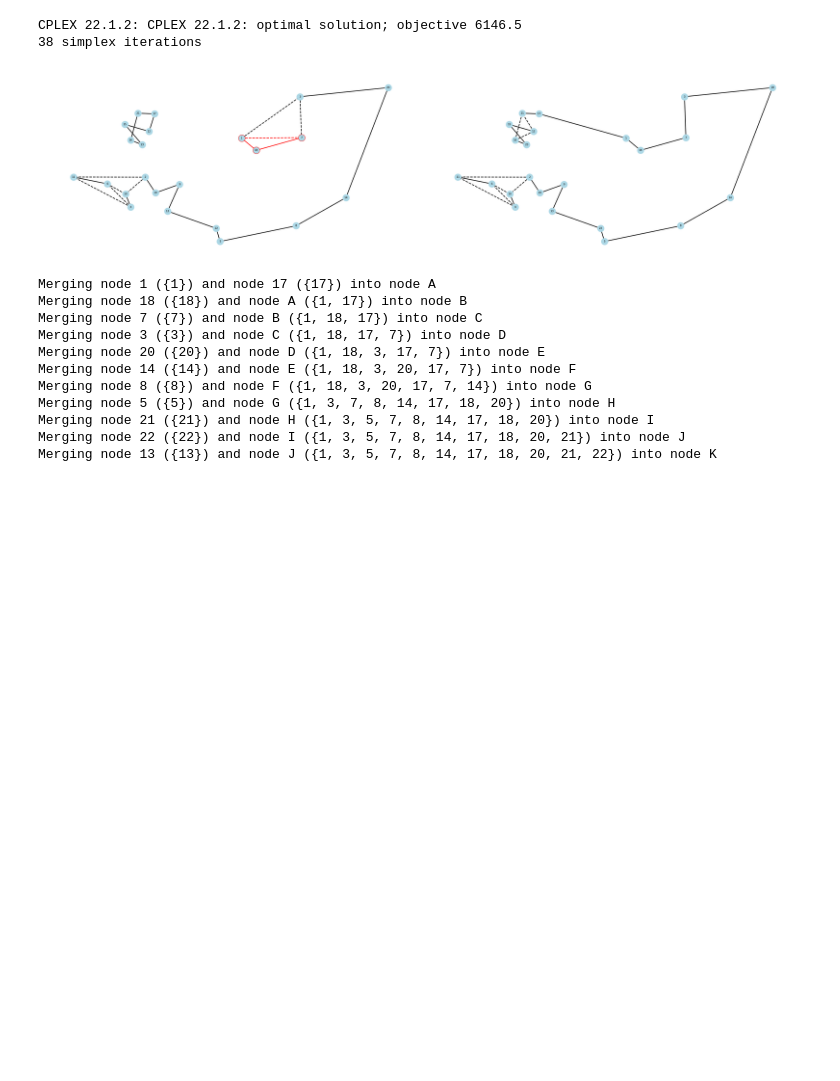
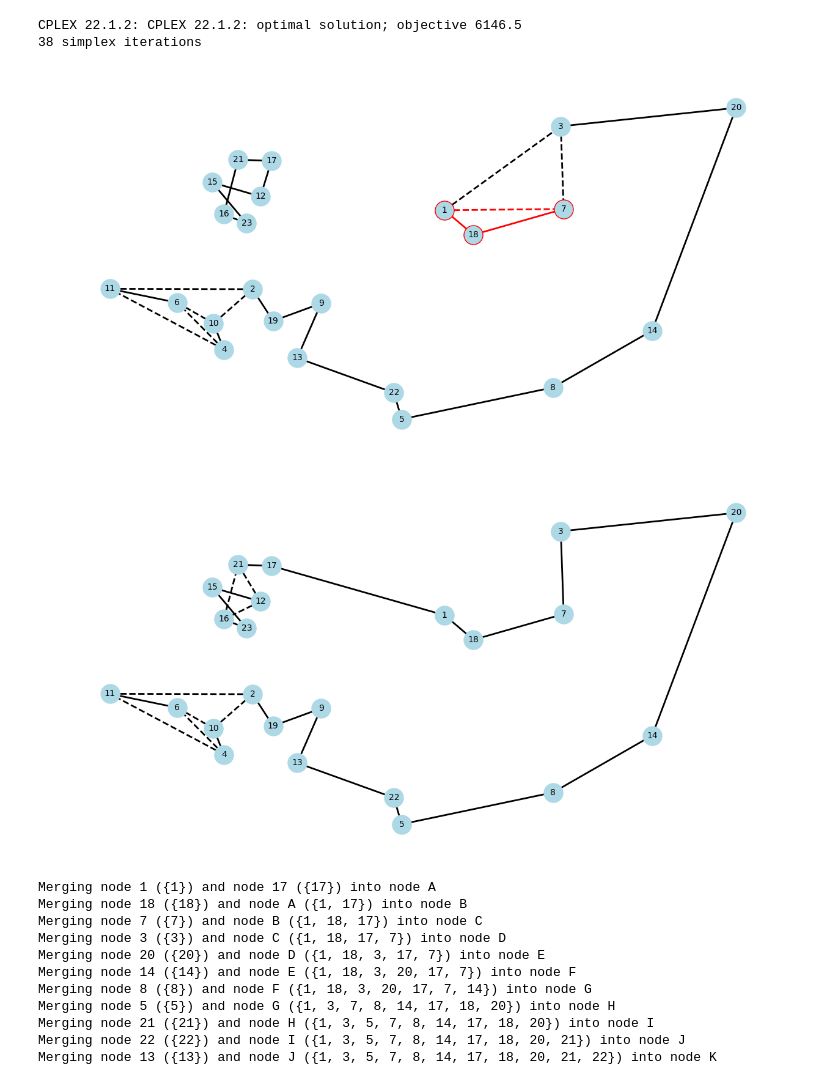
Before and after one commit to Diviloper/MESIO, a Jupyter notebook: mmio/tsp/lower_bounds.ipynb, the cells around one changed output. Cells and saved outputs as stored; diff of their text form; code cells hidden in the pictures; blank space fills up the shorter version.

```diff
--- a/mmio/tsp/lower_bounds.ipynb
+++ b/mmio/tsp/lower_bounds.ipynb
@@ -92,35 +90,37 @@ summary_data.append(summary_entry("SEC 1", sec_arcs, sec_cost))
 CPLEX 22.1.2: CPLEX 22.1.2: optimal solution; objective 6146.5
 38 simplex iterations
 # %%
-sec_fig, sec_axes = plt.subplots(1, 2, figsize=(32, 8))
+sec_fig_pre = plt.figure(figsize=(16, 8))
 paint_graph(
     lr_arcs,
-    axes=sec_axes[0],
     personalized_arcs={
         (1, 7): {
             "edge_color": "red",
             "style": "solid" if lr_arcs[(1, 7)].is_integer() else "dashed",
         },
         (1, 18): {
             "edge_color": "red",
             "style": "solid" if lr_arcs[(1, 18)].is_integer() else "dashed",
         },
         (7, 18): {
             "edge_color": "red",
             "style": "solid" if lr_arcs[(7, 18)].is_integer() else "dashed",
         },
     },
     personalized_nodes={
         1: {"node_color": "lightblue", "edgecolors": "red"},
         7: {"node_color": "lightblue", "edgecolors": "red"},
         18: {"node_color": "lightblue", "edgecolors": "red"},
     }
 )
-paint_graph(sec_arcs, axes=sec_axes[1])
-plt.tight_layout()
-sec_fig.savefig("images/sec_1.png", dpi=400)
+sec_fig_pre.savefig("images/sec_1_pre.png", dpi=400, bbox_inches='tight')
+
+sec_fig_post = plt.figure(figsize=(16, 8))
+paint_graph(sec_arcs)
+sec_fig_post.savefig("images/sec_1_post.png", dpi=400, bbox_inches='tight')
 # %% [output]
-[figure, old version]
+[figure, new version]
+[figure, added]
 # %%
 sec_cut_2 = sec_identification(sec_arcs)
 add_cut(sec_cut_2, "SEC")
```
Also changed, not shown: parts of 13 cells of this notebook, 22 other files.
